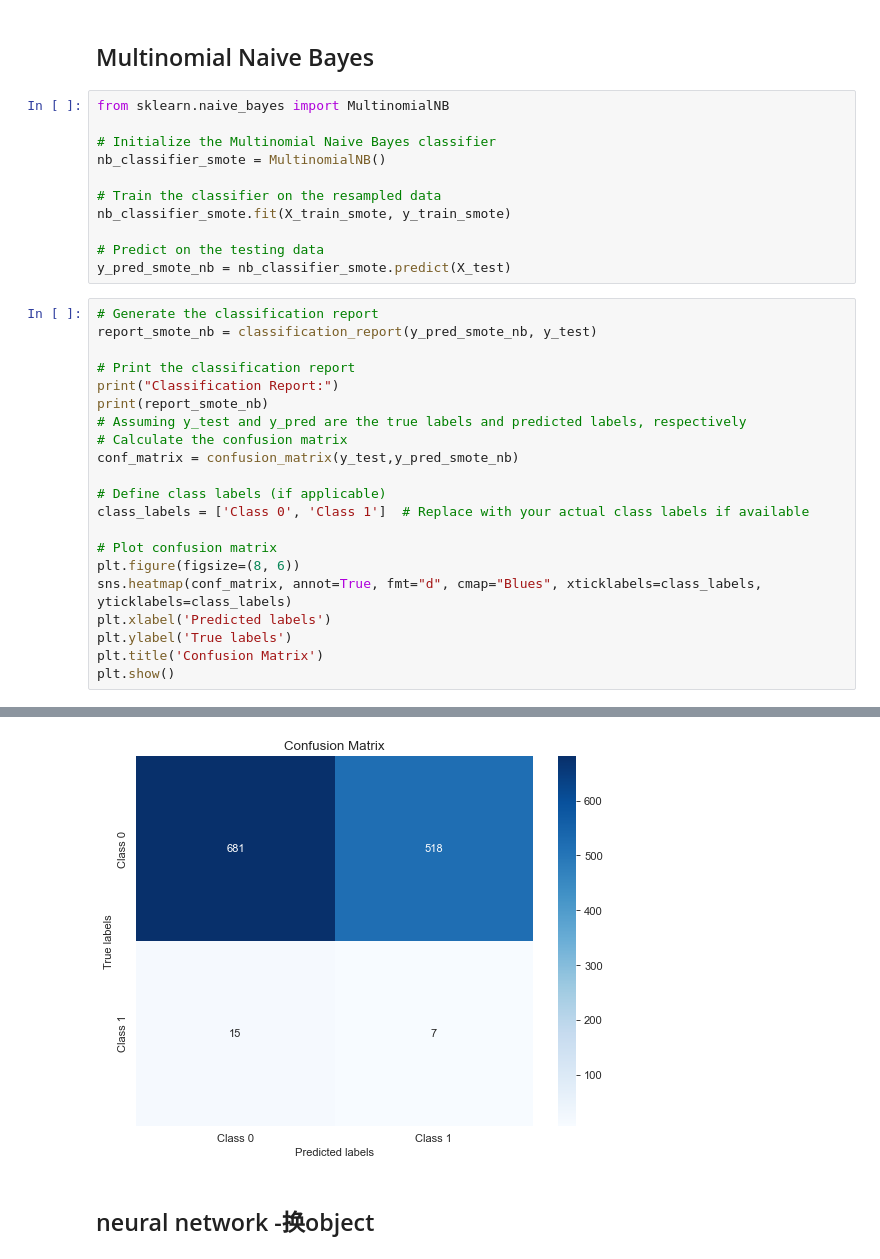
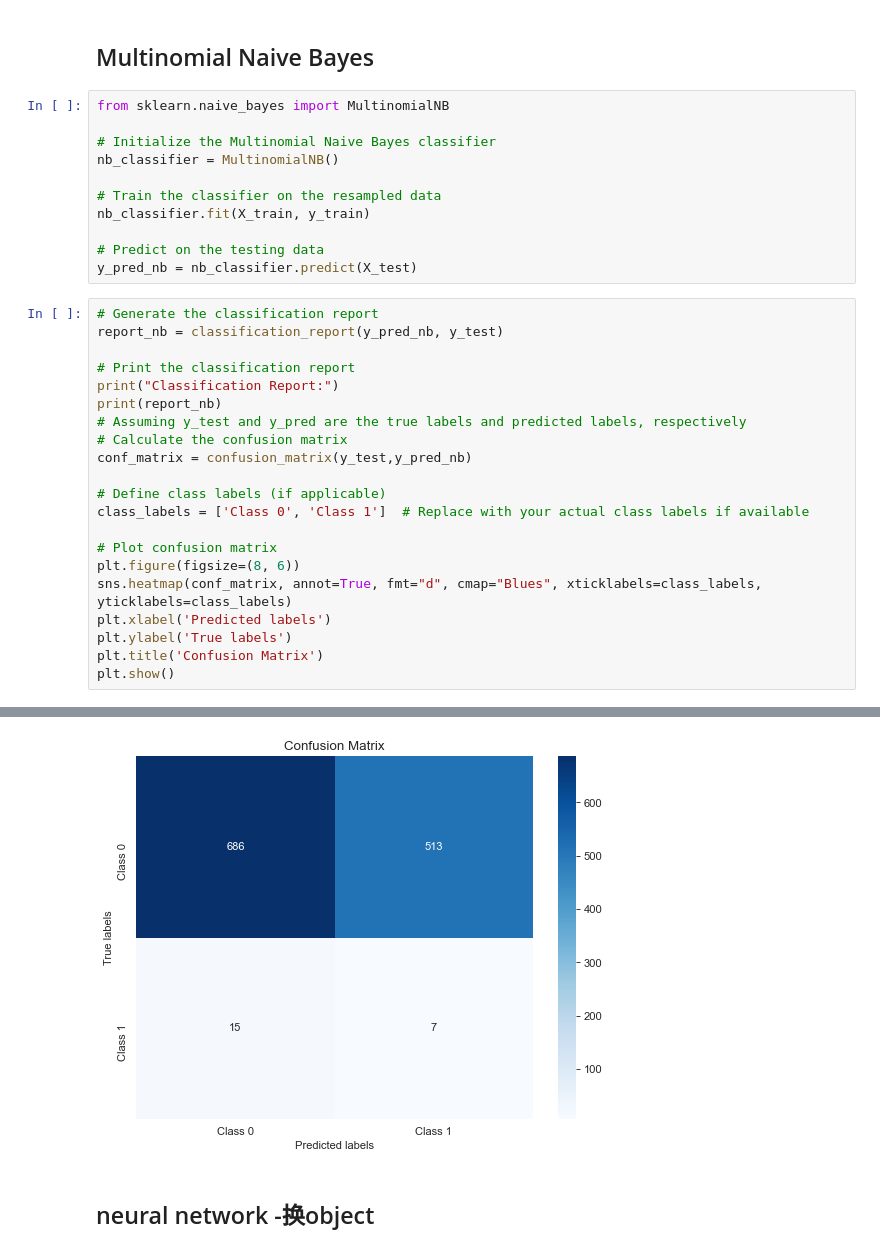
Before and after one commit to IRis0550/mlpy_2, a Jupyter notebook: project2.ipynb, the cells around one changed output, grey strips where cells are left out. Drawn from its saved outputs; the diff is of its cells as text.

```diff
--- a/project2.ipynb
+++ b/project2.ipynb
@@ -510,23 +510,23 @@ weighted avg       1.00      0.98      0.99      1221
 from sklearn.naive_bayes import MultinomialNB
 
 # Initialize the Multinomial Naive Bayes classifier
-nb_classifier_smote = MultinomialNB()
+nb_classifier = MultinomialNB()
 
 # Train the classifier on the resampled data
-nb_classifier_smote.fit(X_train_smote, y_train_smote)
+nb_classifier.fit(X_train, y_train)
 
 # Predict on the testing data
-y_pred_smote_nb = nb_classifier_smote.predict(X_test)
+y_pred_nb = nb_classifier.predict(X_test)
 # %%
 # Generate the classification report
-report_smote_nb = classification_report(y_pred_smote_nb, y_test)
+report_nb = classification_report(y_pred_nb, y_test)
 
 # Print the classification report
 print("Classification Report:")
-print(report_smote_nb)
+print(report_nb)
 # Assuming y_test and y_pred are the true labels and predicted labels, respectively
 # Calculate the confusion matrix
-conf_matrix = confusion_matrix(y_test,y_pred_smote_nb)
+conf_matrix = confusion_matrix(y_test,y_pred_nb)
 
 # Define class labels (if applicable)
 class_labels = ['Class 0', 'Class 1']  # Replace with your actual class labels if available
@@ -551,4 +551,4 @@ weighted avg       0.46      0.56      0.42      1221
-[figure, old version]
+[figure, new version]
 # %% [markdown]
 ## neural network -换object
 # %%
```
Also changed, not shown: parts of 1 cell of this notebook.
